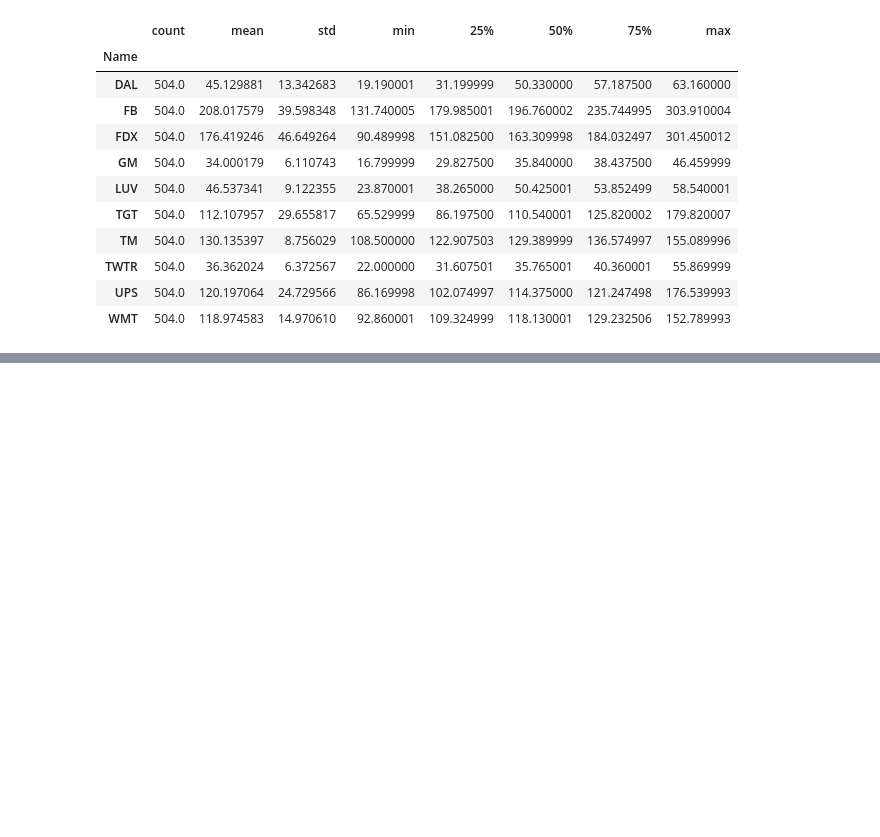
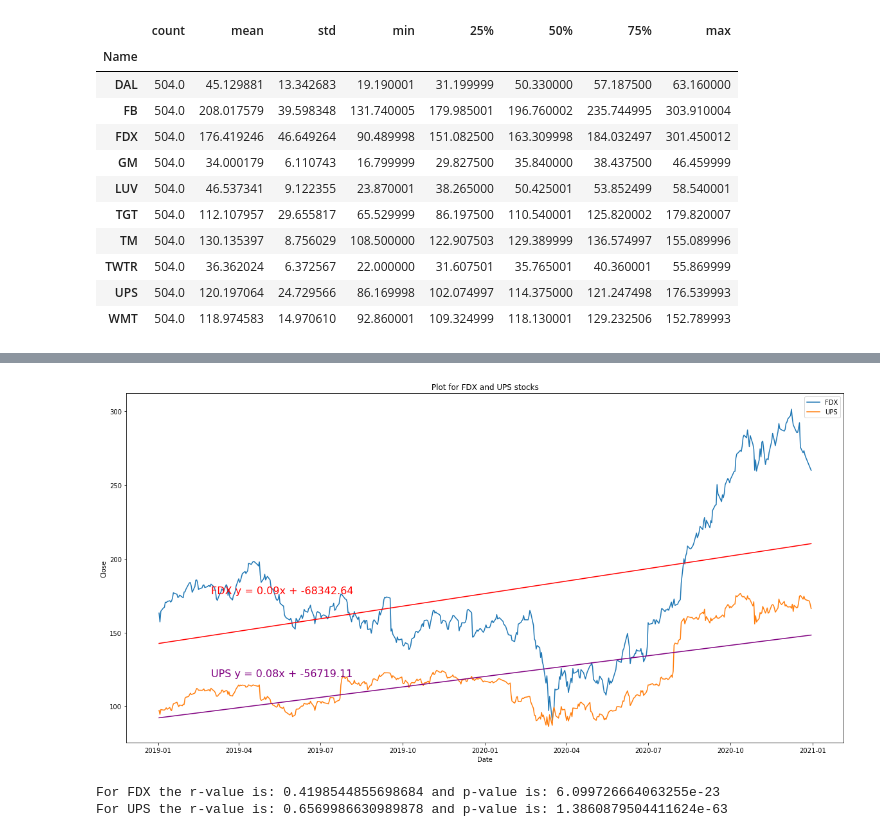
Before and after one commit to nt1983/team5-exercise, a Jupyter notebook: Narjes_Code.ipynb, the cells around one changed output, grey strips where cells are left out. Drawn from its saved outputs; the diff is of its cells as text; code cells hidden in the pictures; blank space fills up the shorter version.

```diff
--- a/Narjes_Code.ipynb
+++ b/Narjes_Code.ipynb
@@ -135,0 +158,7 @@ plt.show()
+# %%
+#Linear regression for FDX and UPS
+linear_reg("Date", "Close", "FDX", "UPS")
+# %% [output]
+[figure, added]
+For FDX the r-value is: 0.4198544855698684 and p-value is: 6.099726664063255e-23
+For UPS the r-value is: 0.6569986630989878 and p-value is: 1.3860879504411624e-63
```
Also changed, not shown: parts of 14 cells of this notebook, 1 other file.
